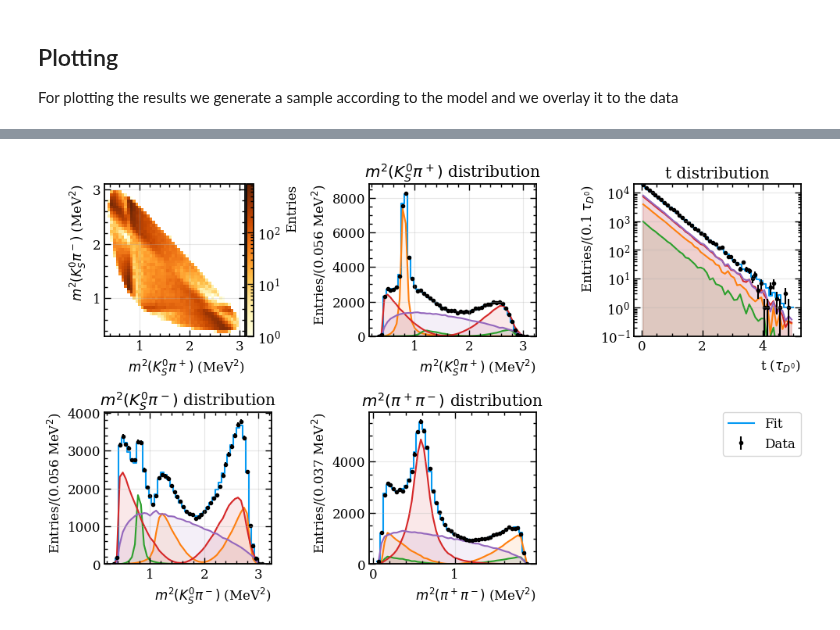
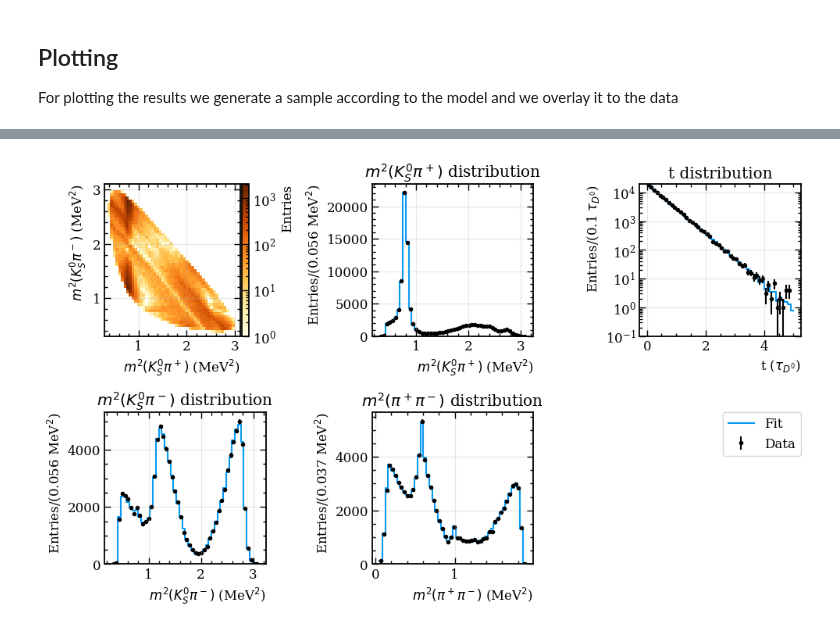
Before and after one commit to cpviolation/tfa_examples, a Jupyter notebook: notebooks/d02kspipi_mixing.ipynb, the cells around one changed output, grey strips where cells are left out. Cells and saved outputs as stored; diff of their text form; code cells hidden in the pictures.

```diff
--- a/notebooks/d02kspipi_mixing.ipynb
+++ b/notebooks/d02kspipi_mixing.ipynb
@@ -354,0 +386,3 @@ tf.Tensor(
+# %%
+ntoys = 5000000
+nnorm = 10*ntoys
@@ -375,20 +441,12 @@ Beware that only approximately 1/2 of the events have been generated in the norm
 We are now ready to run the fit. We define first the fit parameters:
 # %%
 pars = [
-    tfo.FitParameter("a1r", 1.0, -10.0, 10.0),
-    tfo.FitParameter("a1i", 0.0, -10.0, 10.0),
-    tfo.FitParameter("a2r", 0.5, -10.0, 10.0),
-    tfo.FitParameter("a2i", 0.0, -10.0, 10.0),
-    tfo.FitParameter("a3r", 2.0, -10.0, 10.0),
-    tfo.FitParameter("a3i", 0.0, -10.0, 10.0),
-]
-pars += [
     tfo.FitParameter("x_mix_par", 0.004, -0.02, 0.02),
     tfo.FitParameter("y_mix_par", 0.006, -0.02, 0.02),
-    tfo.FitParameter("qop_mag", 1.0, 0.80, 1.20),
-    tfo.FitParameter("qop_pha", 0.0, -0.60, 0.60),
+    tfo.FitParameter("qoverp_re", 1.0, -1.5, 1.5),
+    tfo.FitParameter("qoverp_im", 0.0, -1.5, 1.5),
 ]
-fixed_pars = ['a1r','a1i','a2r','a2i','a3r','a3i','qop_mag','qop_pha']
+fixed_pars = ['qoverp_re','qoverp_im']
 for p in pars:
     if p.name in fixed_pars:
         p.fix()
@@ -410,7 +462,7 @@ qop_pha False
 and run Minuit
 # %%
 # Run MINUIT minimisation of the neg. log likelihood
-result = tfo.run_minuit(nll(toy_sample, norm_sample), pars)
+result = tfo.run_minuit(nll(toy_sample_mix, norm_sample), pars)
 print(result)
 cov = result['covariance'] if 'covariance' in result.keys() else None
 if cov is None: print('COVARIANCE NOT VALID')
@@ -423,5 +495,5 @@ TypeError: 'tensorflow.python.framework.ops.EagerTensor' object is not callable
 # %% [markdown]
 Define a function with the fitted model to calculate fit fractions and projections
 # %%
-def fitted_model(x, switches=4 * [1]):
-    return model_mix(x)(**fitted_pars, switches=switches)
+def fitted_model(x):
+    return model_mix(x)(**fitted_pars)
@@ -467,8 +532,8 @@ fig, ax = plt.subplots(nrows=2, ncols=3, figsize=(10, 6))  # Single subplot on t
 
 # Plot 1D histogram from the toy MC sample
 tfp.plot_distr2d(
-    toy_sample[:, 0],
-    toy_sample[:, 1],
+    toy_sample_mix[:, 0],
+    toy_sample_mix[:, 1],
     bins=(50, 50),
     ranges=((0.3, 3.1), (0.3, 3.1)),
     fig=fig,
@@ -479,9 +544,9 @@ tfp.plot_distr2d(
 )
 
 tfp.plot_distr1d_comparison(
-    toy_sample[:, 0],
+    toy_sample_mix[:, 0],
     fitted_sample[:, 0],
-    cweights=[fitted_sample[:, 3 + i] for i in range(4)],
+    #cweights=[fitted_sample[:, 3 + i] for i in range(4)],
     bins=50,
     range=(0.3, 3.1),
     ax=ax[0, 1],
@@ -491,43 +556,43 @@ tfp.plot_distr1d_comparison(
 )
 
 tfp.plot_distr1d_comparison(
-    toy_sample[:, 1],
+    toy_sample_mix[:, 1],
     fitted_sample[:, 1],
-    cweights=[fitted_sample[:, 3 + i] for i in range(4)],
+    #cweights=[fitted_sample[:, 3 + i] for i in range(4)],
     bins=50,
     range=(0.3, 3.1),
     ax=ax[1, 0],
     label=r"$m^2(K_S^0\pi^-)$",
     units="MeV$^2$",
     legend=False
 )
 
 tfp.plot_distr1d_comparison(
-    toy_sample[:, 2],
+    toy_sample_mix[:, 2],
     fitted_sample[:, 2],
-    cweights=[fitted_sample[:, 3 + i] for i in range(4)],
+    #cweights=[fitted_sample[:, 3 + i] for i in range(4)],
     bins=50,
     range=(0., 5),
     ax=ax[0, 2],
     label=r"t",
     units=r"$\tau_{D^0}$",
     log=True,
     legend=False
 )
 
 tfp.plot_distr1d_comparison(
-    c_phsp.phsp1.m2ac(c_phsp.data1(toy_sample)),
+    c_phsp.phsp1.m2ac(c_phsp.data1(toy_sample_mix)),
     c_phsp.phsp1.m2ac(c_phsp.data1(fitted_sample)),
-    cweights=[fitted_sample[:, 3 + i] for i in range(4)],
+    #cweights=[fitted_sample[:, 3 + i] for i in range(4)],
     bins=50,
     range=(0.05, 1.9),
     ax=ax[1, 1],
     label=r"$m^2(\pi^+\pi^-)$",
     units="MeV$^2$",
     legend_ax=ax[1,2]
 )
 
 # Show the plot
 plt.tight_layout(pad=1.0, w_pad=1.0, h_pad=1.0)
 # %% [output]
-[figure, old version]
+[figure, new version]
```
Also changed, not shown: parts of 43 cells of this notebook, 8 other files.
